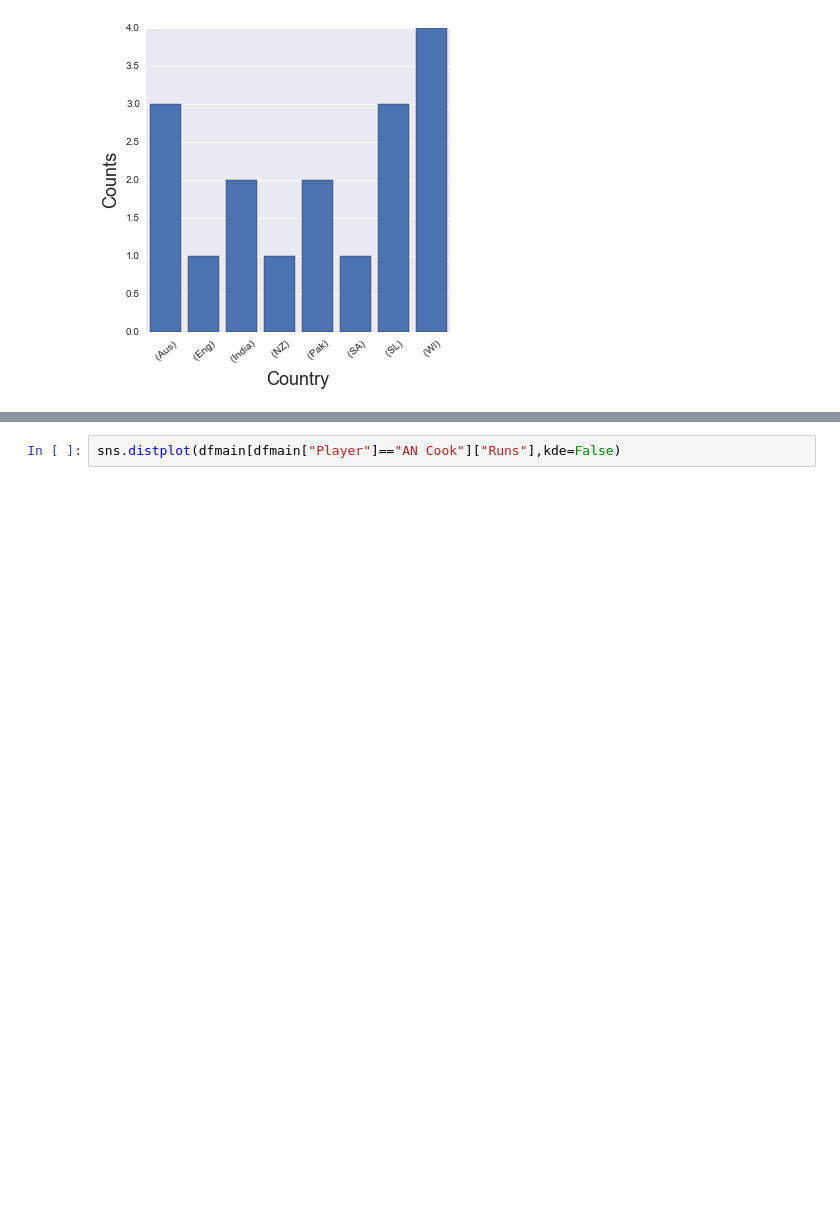
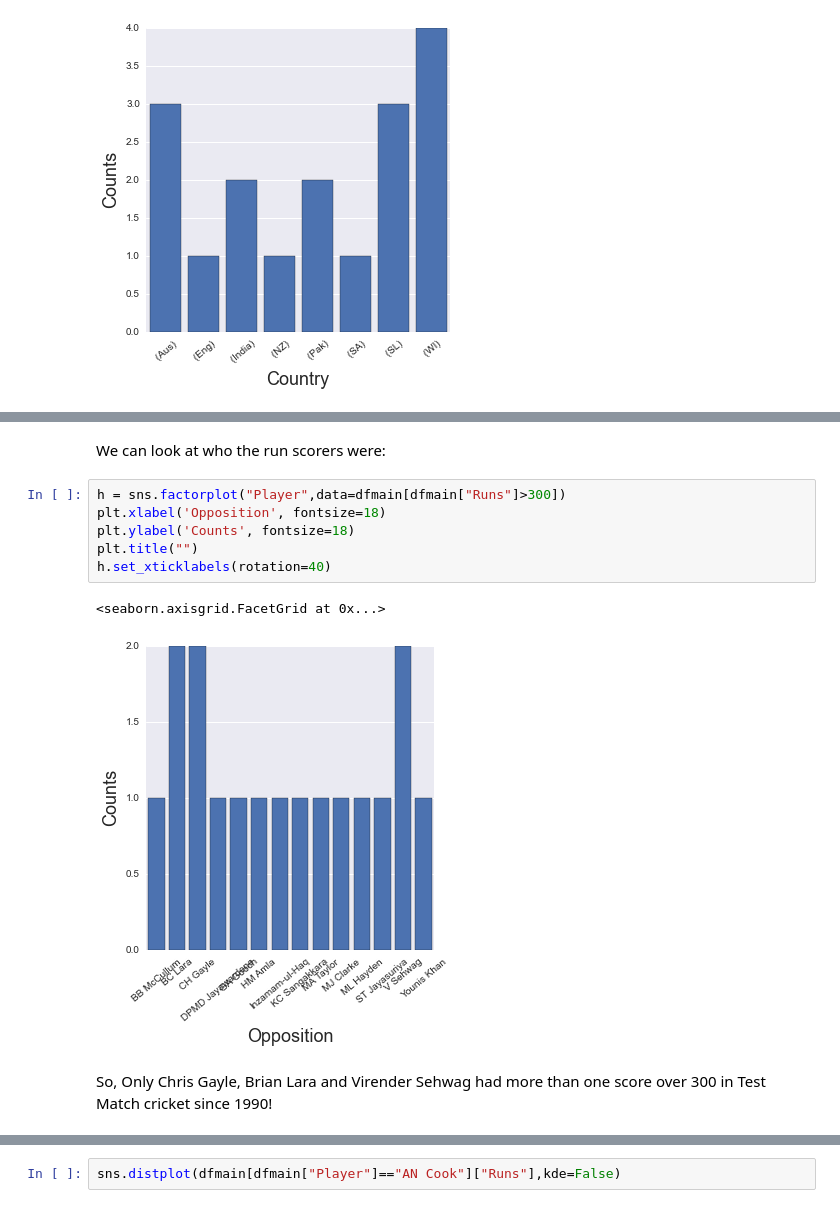
Before and after one commit to maclamont/Cricket, a Jupyter notebook: Cricket.ipynb, the cells around one changed output, grey strips where cells are left out. Cells and saved outputs as stored; diff of their text form; blank space fills up the shorter version.

Commit message:
Start of Cricket analysis project

```diff
--- a/Cricket.ipynb
+++ b/Cricket.ipynb
@@ -210,3 +253,16 @@ h.set_xticklabels(rotation=40)
+# %% [markdown]
+We can look at who the run scorers were:
+# %%
+h = sns.factorplot("Player",data=dfmain[dfmain["Runs"]>300])
+plt.xlabel('Opposition', fontsize=18)
+plt.ylabel('Counts', fontsize=18)
+plt.title("")
+h.set_xticklabels(rotation=40)
+# %% [output]
+<seaborn.axisgrid.FacetGrid at 0x...>
+[figure, added]
+# %% [markdown]
+So, Only Chris Gayle, Brian Lara and Virender Sehwag had more than one score over 300 in Test Match cricket since 1990!
 # %% [markdown]
 ## Players runs
 
```
Also changed, not shown: parts of 8 cells of this notebook.
